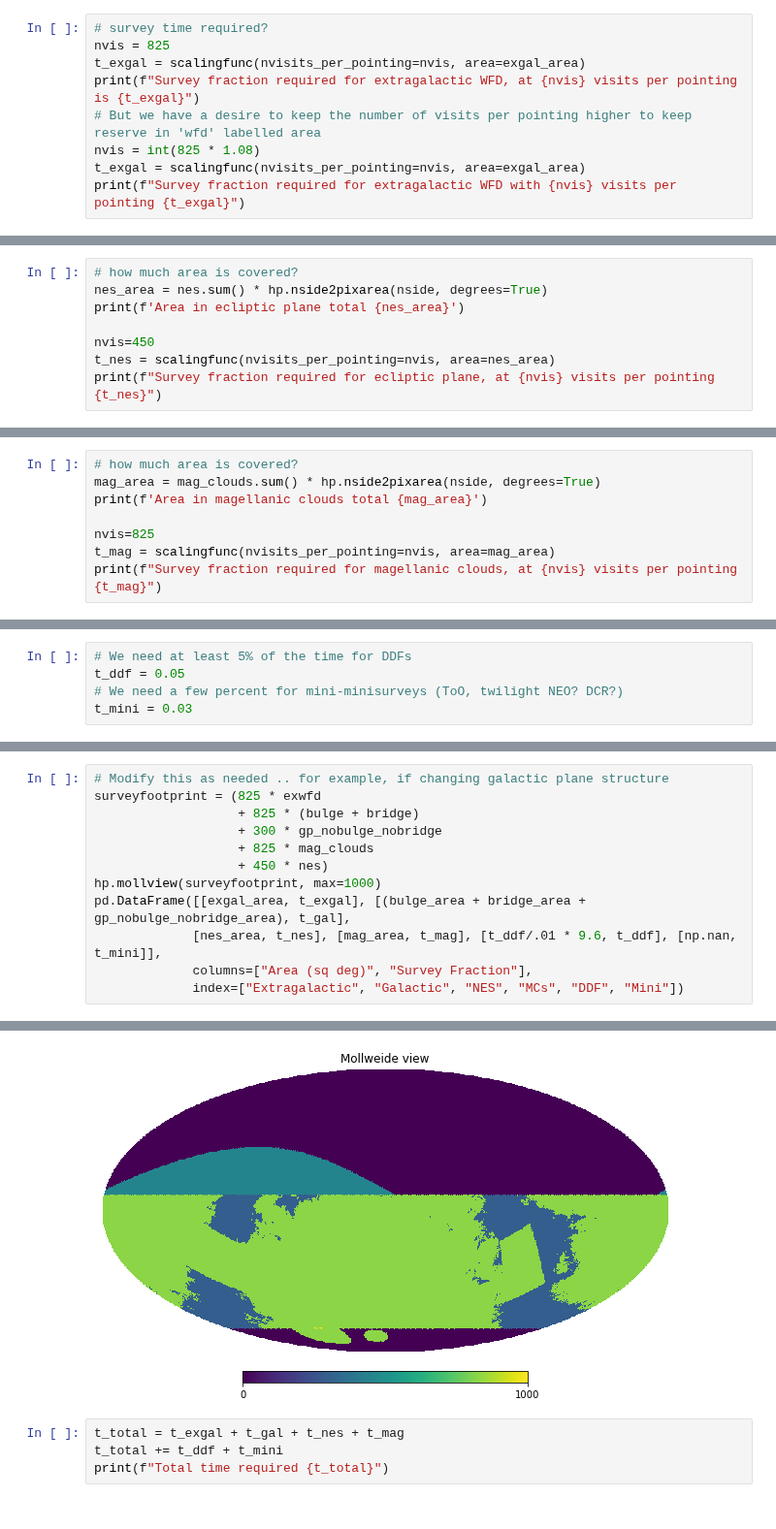
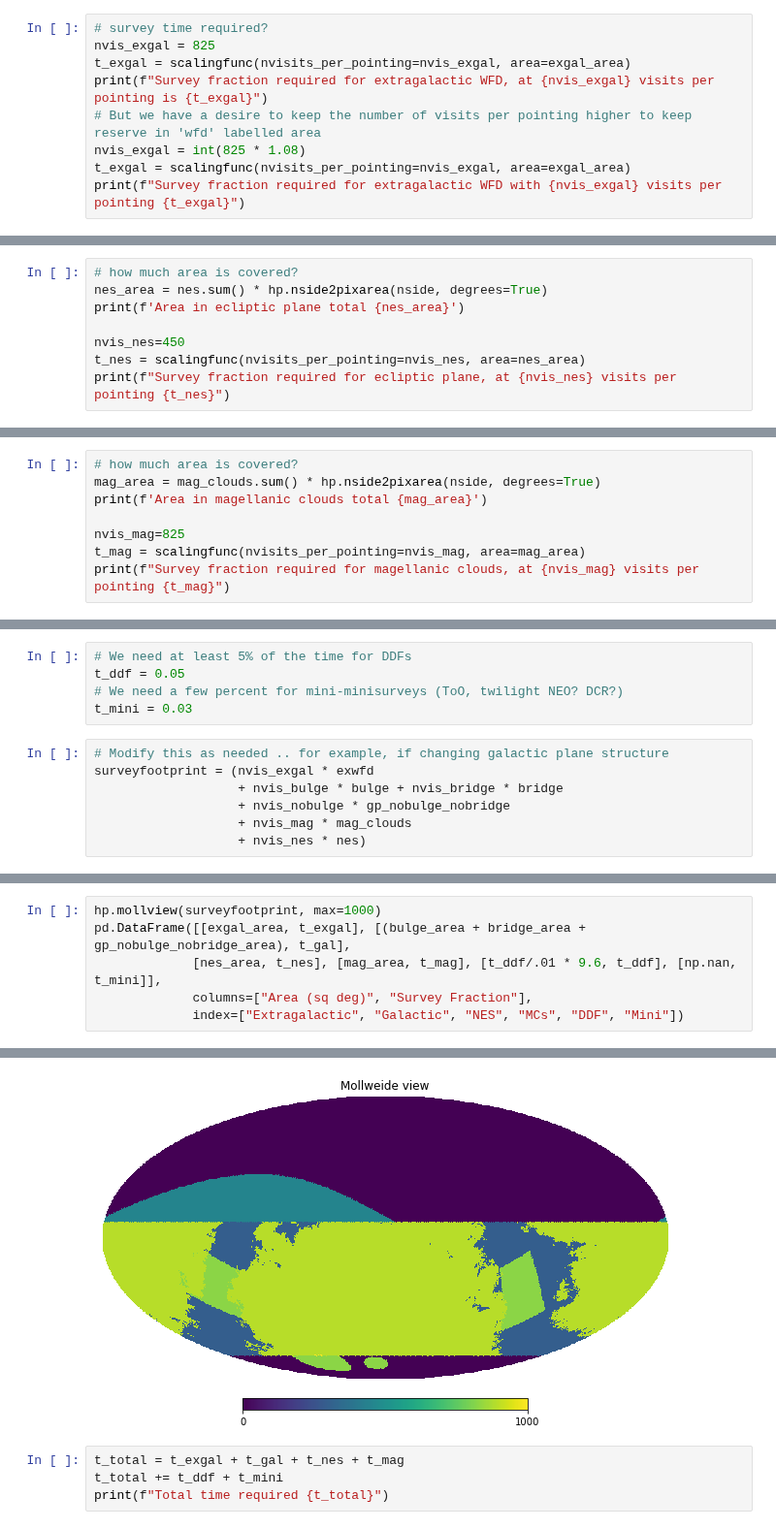
Before and after one commit to lsst-pst/survey_strategy, a Jupyter notebook: fbs_1.7/SkyCoverage.ipynb, the cells around one changed output, grey strips where cells are left out. Shown at 97% size. Cells and saved outputs as stored; diff of their text form.

```diff
--- a/fbs_1.7/SkyCoverage.ipynb
+++ b/fbs_1.7/SkyCoverage.ipynb
@@ -99,13 +99,13 @@ print(f'Area in extragalactic wfd {exgal_area}')
 Area in extragalactic wfd 16581.295078203115
 # %%
 # survey time required?
-nvis = 825
-t_exgal = scalingfunc(nvisits_per_pointing=nvis, area=exgal_area)
-print(f"Survey fraction required for extragalactic WFD, at {nvis} visits per pointing is {t_exgal}")
+nvis_exgal = 825
+t_exgal = scalingfunc(nvisits_per_pointing=nvis_exgal, area=exgal_area)
+print(f"Survey fraction required for extragalactic WFD, at {nvis_exgal} visits per pointing is {t_exgal}")
 # But we have a desire to keep the number of visits per pointing higher to keep reserve in 'wfd' labelled area
-nvis = int(825 * 1.08)
-t_exgal = scalingfunc(nvisits_per_pointing=nvis, area=exgal_area)
-print(f"Survey fraction required for extragalactic WFD with {nvis} visits per pointing {t_exgal}")
+nvis_exgal = int(825 * 1.08)
+t_exgal = scalingfunc(nvisits_per_pointing=nvis_exgal, area=exgal_area)
+print(f"Survey fraction required for extragalactic WFD with {nvis_exgal} visits per pointing {t_exgal}")
 # %% [output]
 Survey fraction required for extragalactic WFD, at 825 visits per pointing is 0.7000991255241314
 Survey fraction required for extragalactic WFD with 891 visits per pointing 0.7561070555660621
@@ -237,9 +237,9 @@ hp.mollview(nes)
 nes_area = nes.sum() * hp.nside2pixarea(nside, degrees=True)
 print(f'Area in ecliptic plane total {nes_area}')
 
-nvis=450
-t_nes = scalingfunc(nvisits_per_pointing=nvis, area=nes_area)
-print(f"Survey fraction required for ecliptic plane, at {nvis} visits per pointing {t_nes}")
+nvis_nes=450
+t_nes = scalingfunc(nvisits_per_pointing=nvis_nes, area=nes_area)
+print(f"Survey fraction required for ecliptic plane, at {nvis_nes} visits per pointing {t_nes}")
 # %% [output]
 Area in ecliptic plane total 3030.269706034918
 Survey fraction required for ecliptic plane, at 450 visits per pointing 0.06978802959353143
@@ -319,9 +319,9 @@ hp.mollview(mag_clouds, max=1)
 mag_area = mag_clouds.sum() * hp.nside2pixarea(nside, degrees=True)
 print(f'Area in magellanic clouds total {mag_area}')
 
-nvis=825
-t_mag = scalingfunc(nvisits_per_pointing=nvis, area=mag_area)
-print(f"Survey fraction required for magellanic clouds, at {nvis} visits per pointing {t_mag}")
+nvis_mag=825
+t_mag = scalingfunc(nvisits_per_pointing=nvis_mag, area=mag_area)
+print(f"Survey fraction required for magellanic clouds, at {nvis_mag} visits per pointing {t_mag}")
 # %% [output]
 Area in magellanic clouds total 278.2258433875018
 Survey fraction required for magellanic clouds, at 825 visits per pointing 0.0117473133874723
@@ -332,3 +332,10 @@ Survey fraction required for magellanic clouds, at 825 visits per pointing 0.011
 t_ddf = 0.05
 # We need a few percent for mini-minisurveys (ToO, twilight NEO? DCR?)
 t_mini = 0.03
+# %%
+# Modify this as needed .. for example, if changing galactic plane structure
+surveyfootprint = (nvis_exgal * exwfd
+                   + nvis_bulge * bulge + nvis_bridge * bridge
+                   + nvis_nobulge * gp_nobulge_nobridge
+                   + nvis_mag * mag_clouds
+                   + nvis_nes * nes)
@@ -335,24 +351,18 @@ t_mini = 0.03
 # %%
-# Modify this as needed .. for example, if changing galactic plane structure
-surveyfootprint = (825 * exwfd
-                   + 825 * (bulge + bridge)
-                   + 300 * gp_nobulge_nobridge
-                   + 825 * mag_clouds
-                   + 450 * nes)
 hp.mollview(surveyfootprint, max=1000)
 pd.DataFrame([[exgal_area, t_exgal], [(bulge_area + bridge_area + gp_nobulge_nobridge_area), t_gal],
              [nes_area, t_nes], [mag_area, t_mag], [t_ddf/.01 * 9.6, t_ddf], [np.nan, t_mini]],
              columns=["Area (sq deg)", "Survey Fraction"],
              index=["Extragalactic", "Galactic", "NES", "MCs", "DDF", "Mini"])
 # %% [output]
 |  | Area (sq deg) | Survey Fraction |
 | Extragalactic | 16581.295078 | 0.756107 |
 | Galactic | 5252.929102 | 0.115193 |
 | NES | 3030.269706 | 0.069788 |
 | MCs | 278.225843 | 0.011747 |
 | DDF | 48.000000 | 0.050000 |
 | Mini | NaN | 0.030000 |
-[figure, old version]
+[figure, new version]
 # %%
 t_total = t_exgal + t_gal + t_nes + t_mag
 t_total += t_ddf + t_mini
```
Also changed, not shown: parts of 2 cells of this notebook.
